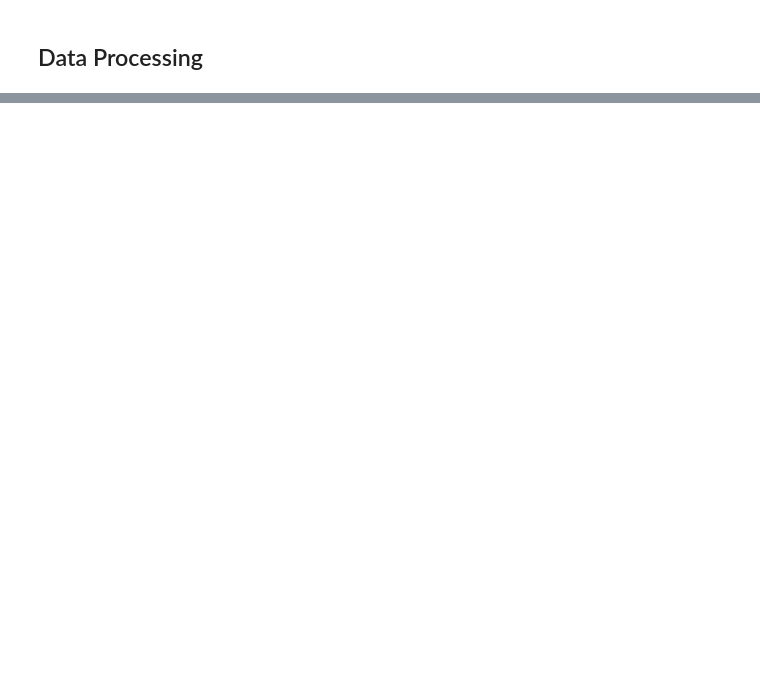
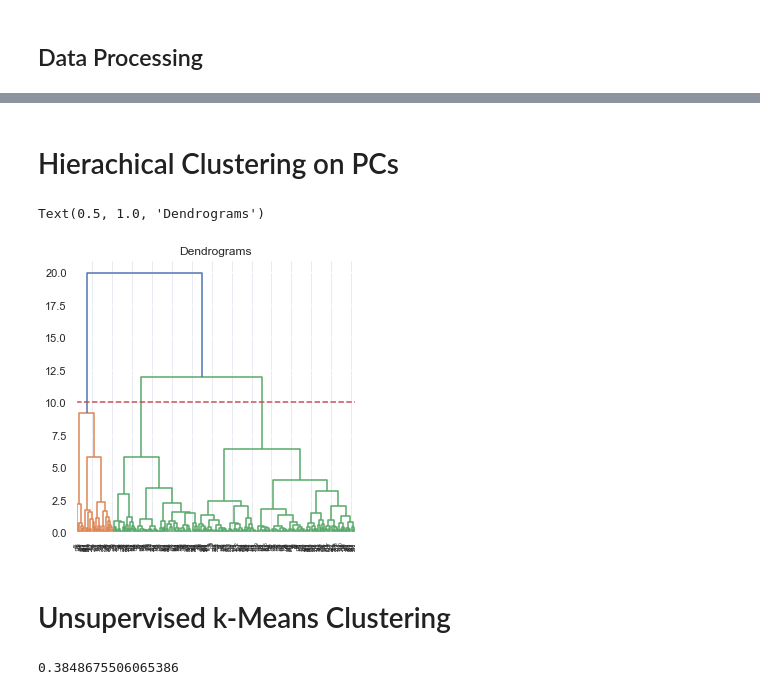
Before and after one commit to mmlchang/WHONDRS_collaboration, a Jupyter notebook: EDA/EDAJaccard.ipynb, the cells around one changed output, grey strips where cells are left out. Cells and saved outputs as stored; diff of their text form; code cells hidden in the pictures; blank space fills up the shorter version.

Commit message:
Jaccard_pca_kMeans

```diff
--- a/EDA/EDAJaccard.ipynb
+++ b/EDA/EDAJaccard.ipynb
@@ -251,0 +122,14 @@ results.head()
+# %% [markdown]
+# Hierachical Clustering on PCs
+# %%
+import scipy.cluster.hierarchy as shc
+
+plt.figure(figsize=(5, 5))
+dendogram = shc.dendrogram(shc.linkage(X, method='ward'))
+plt.axhline(y=10, color='r', linestyle='--')
+plt.title("Dendrograms")
+# %% [output]
+Text(0.5, 1.0, 'Dendrograms')
+[figure, added]
+# %% [markdown]
+# Unsupervised k-Means Clustering
@@ -251,0 +139,10 @@ results.head()
+# %%
+kmeanModel = KMeans(n_clusters=k, random_state=0).fit(X)
+kmeanModel.fit(X)
+distortions.append(sum(np.min(cdist(X, kmeanModel.cluster_centers_,'euclidean'), axis=1)) / X.shape[0])
+inertias.append(kmeanModel.inertia_)
+
+from sklearn import metrics
+metrics.silhouette_score(X, kmeanModel.labels_, metric='euclidean')
+# %% [output]
+0.3848675506065386
```
Also changed, not shown: parts of 50 cells of this notebook, 9 other files.
